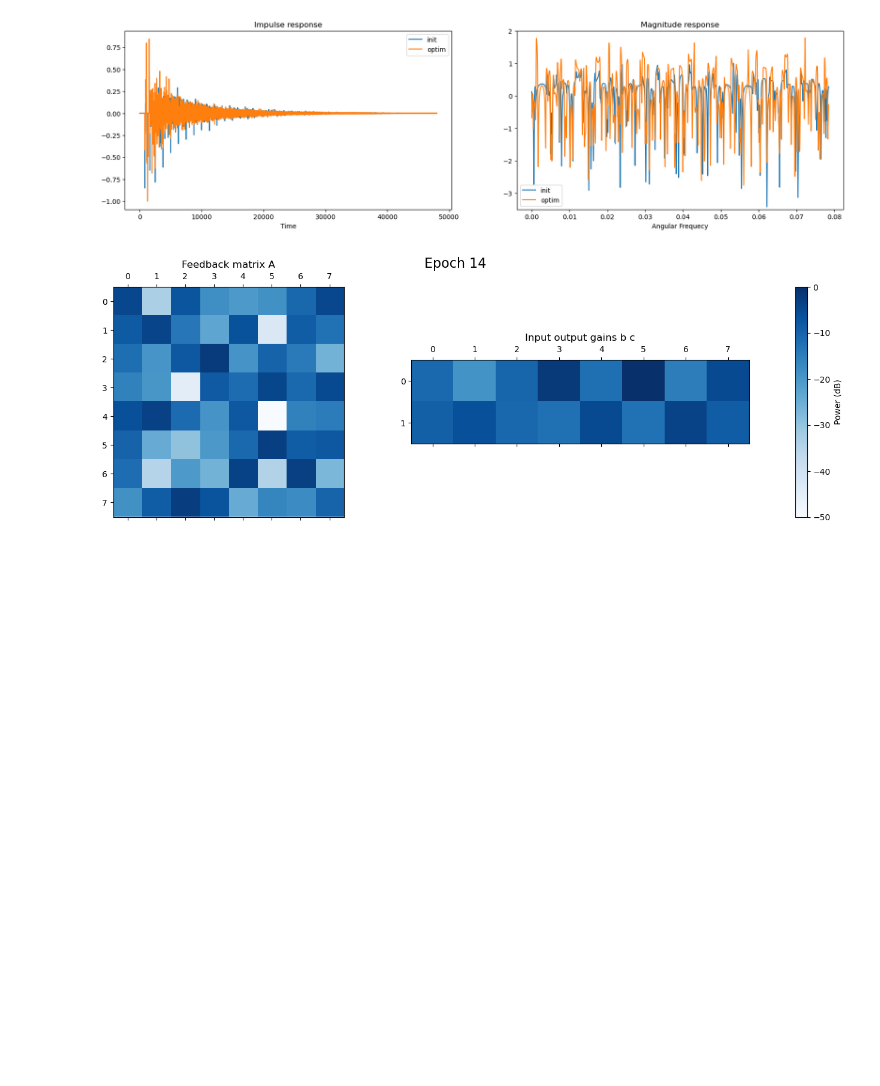
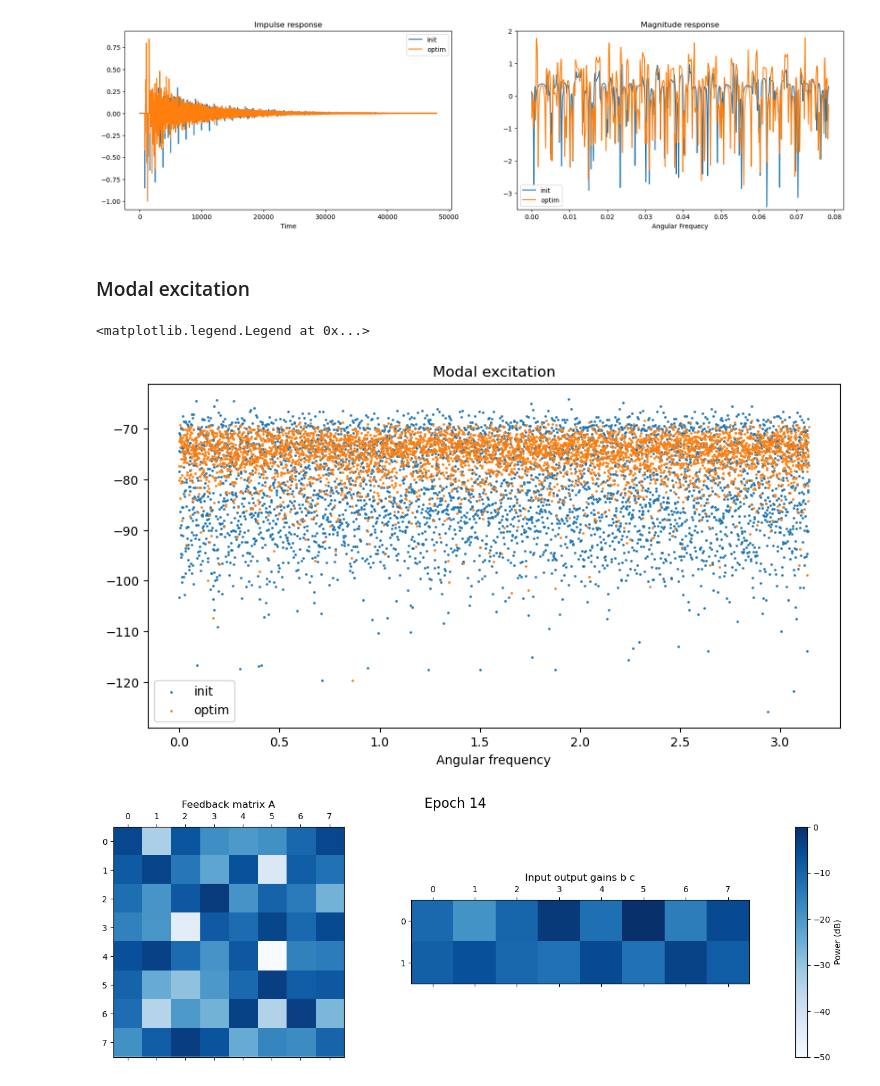
Before and after one commit to gdalsanto/diff-fdn-colorless, a Jupyter notebook: dafx23_demo.ipynb, the cells around one changed output. Saved outputs shown, nothing was run; the diff lists cells and outputs as text; code cells hidden in the pictures; blank space fills up the shorter version.

Commit message:
Plot modal excitation

```diff
--- a/dafx23_demo.ipynb
+++ b/dafx23_demo.ipynb
@@ -143,6 +143,23 @@ ax[1].legend()
 # %% [output]
 <matplotlib.legend.Legend at 0x...>
 [figure]
+# %% [markdown]
+### Modal excitation
+# %%
+plt.rcParams['figure.figsize'] = [10, 5]
+
+# load modal decomposition results
+poles = scipy.io.loadmat(os.path.join(args.train_dir,'poles.mat'))['poles']
+residues = scipy.io.loadmat(os.path.join(args.train_dir,'residues.mat'))['residues']
+types = ["initDiffFDN", "DiffFDN"]
+plt.scatter(np.angle(poles[types[0]][0][0]), 20*np.log10(np.abs(residues[types[0]][0][0])), s=1, label='init')
+plt.scatter(np.angle(poles[types[1]][0][0]), 20*np.log10(np.abs(residues[types[1]][0][0])), s=1, label='optim')
+plt.xlabel('Angular frequency')
+plt.title('Modal excitation')
+plt.legend()
+# %% [output]
+<matplotlib.legend.Legend at 0x...>
+[figure, added]
 # %%
 n_epochs = 15
 args.max_nfft = 480000
```
Also changed, not shown: parts of 2 cells of this notebook.
